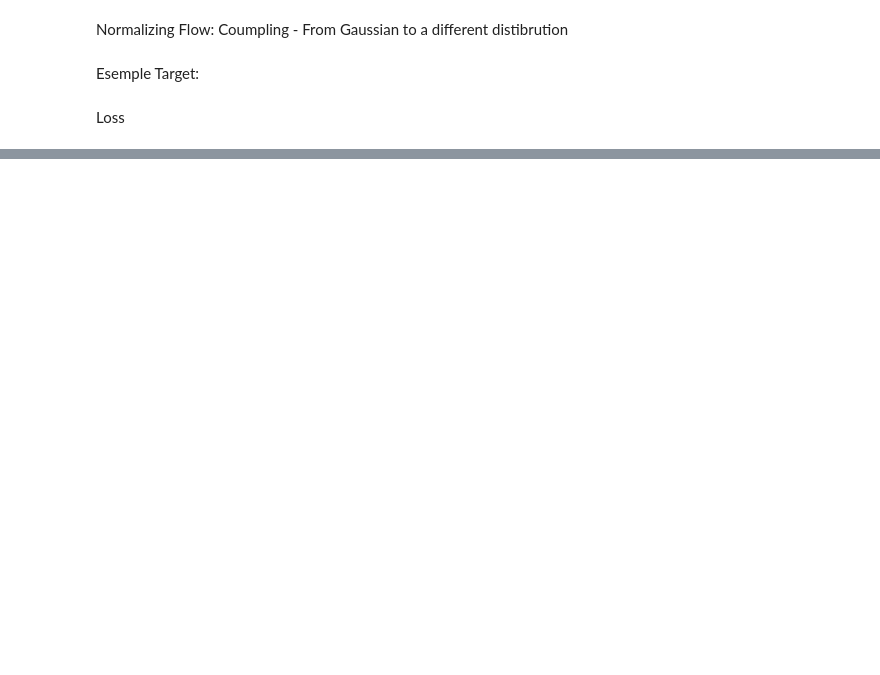
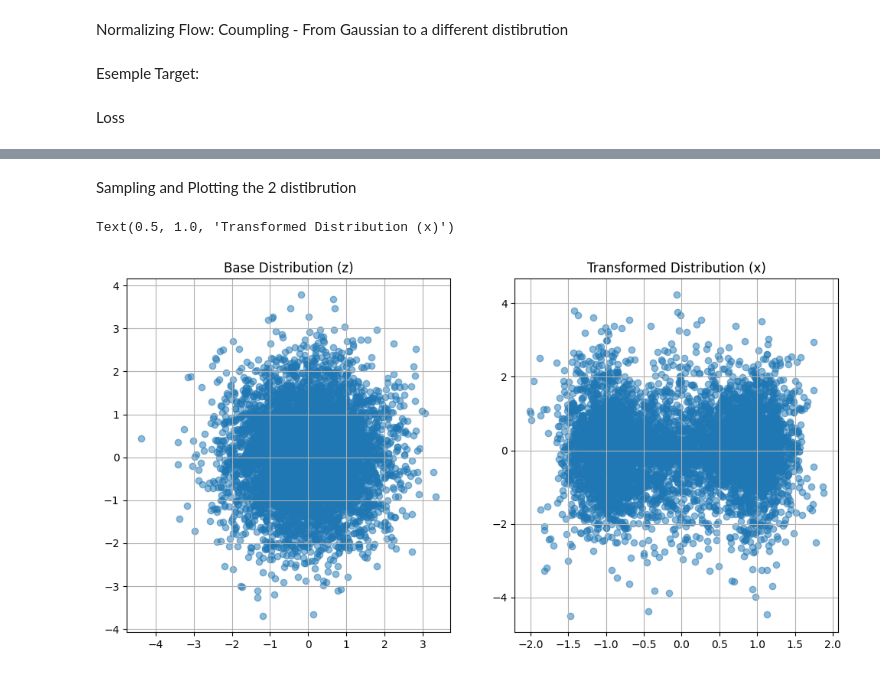
Before and after one commit to rpivi/Normalizing_Flow, a Jupyter notebook: nf.ipynb, the cells around one changed output, grey strips where cells are left out. Cells and saved outputs as stored; diff of their text form; code cells hidden in the pictures; blank space fills up the shorter version.

Commit message:
added a new layer, targe: boltzmann distrib of double well

```diff
--- a/nf.ipynb
+++ b/nf.ipynb
@@ -104,3 +144,23 @@ def sample(params, masks, key, n=1000):
     z = jax.random.normal(key, (n, 2))
     x, _ = forward(params, masks, z)
     return x
+# %% [markdown]
+Sampling and Plotting the 2 distibrution
+# %%
+n_samples = 6000
+z = jax.random.normal(key, (n_samples, 2))
+x = sample(params, masks, key, n_samples)
+
+# before and after the transformation plot
+plt.figure(figsize=(12, 6))
+plt.subplot(1, 2, 1)
+plt.grid()
+plt.scatter(z[:, 0], z[:, 1], alpha=0.5)
+plt.title("Base Distribution (z)")
+plt.subplot(1, 2, 2)
+plt.grid()
+plt.scatter(x[:, 0], x[:, 1], alpha=0.5)
+plt.title("Transformed Distribution (x)")
+# %% [output]
+Text(0.5, 1.0, 'Transformed Distribution (x)')
+[figure, added]
```
Also changed, not shown: parts of 11 cells of this notebook.
